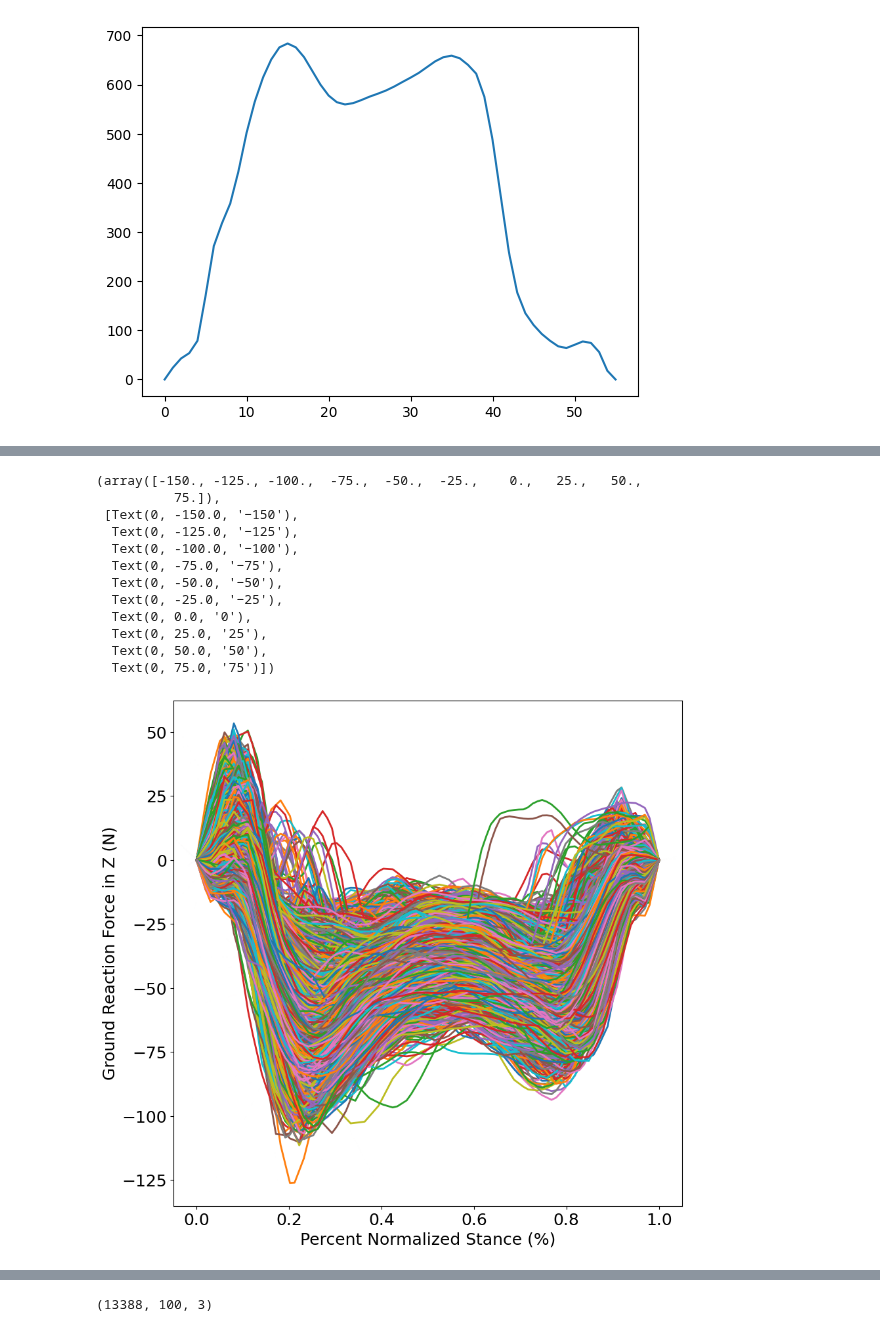
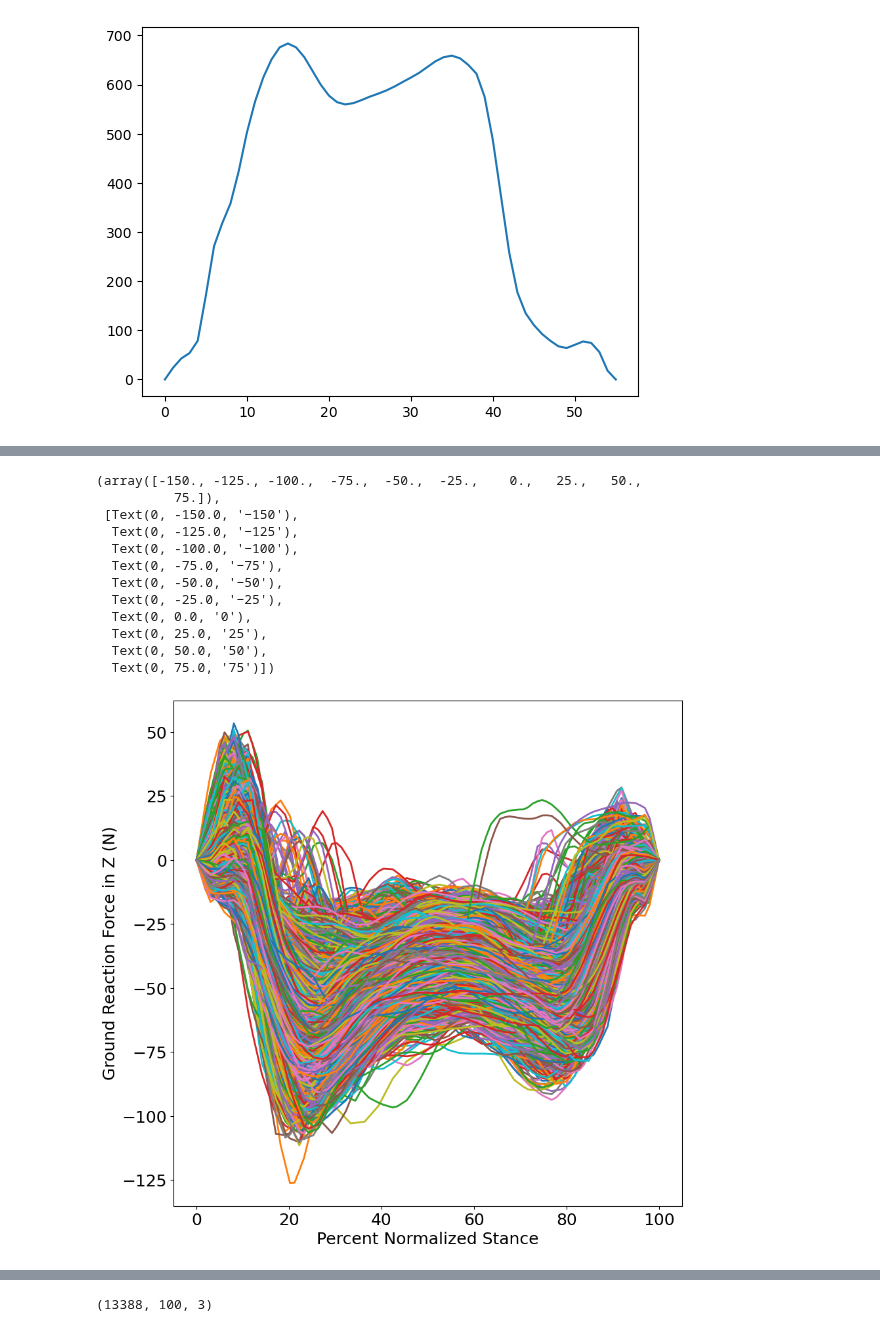
Before and after one commit to anth0nyhle/GRFMuscleModel, a Jupyter notebook: scripts/BatchProcess_Data.ipynb, the cells around one changed output, grey strips where cells are left out. Drawn from its saved outputs; the diff is of its cells as text; code cells hidden in the pictures.

```diff
--- a/scripts/BatchProcess_Data.ipynb
+++ b/scripts/BatchProcess_Data.ipynb
@@ -311,10 +311,10 @@ figure = plt.figure(figsize=(10, 10))
 num_grf_segments = len(grf_y_resampled)
 
 for i in range(num_grf_segments):
-    plt.plot(time_resampled[i], grf_y_resampled[i], linewidth=2)
+    plt.plot(time_resampled[i]*100, grf_y_resampled[i], linewidth=2)
 
 plt.ylabel("Vertical Ground Reaction Force (N)", fontsize=18)
-plt.xlabel("Percent Normalized Stance (%)", fontsize=18)
+plt.xlabel("Percent Normalized Stance", fontsize=18)
 plt.xticks(fontsize=18)
 plt.yticks(fontsize=18)
 # plt.xlim([0, 1])
@@ -338,10 +338,10 @@ figure = plt.figure(figsize=(10, 10))
 num_grf_segments = len(grf_x_resampled)
 
 for i in range(num_grf_segments):
-    plt.plot(time_resampled[i], grf_x_resampled[i], linewidth=2)
+    plt.plot(time_resampled[i]*100, grf_x_resampled[i], linewidth=2)
 
 plt.ylabel("Ground Reaction Force in X (N)", fontsize=18)
-plt.xlabel("Percent Normalized Stance (%)", fontsize=18)
+plt.xlabel("Percent Normalized Stance", fontsize=18)
 plt.xticks(fontsize=18)
 plt.yticks(fontsize=18)
 # plt.xlim([0, 1])
@@ -361,31 +361,31 @@ grf_z_resampled, time_resampled = interp_segments(grf_z_segments, n_interp_point
 # %%
 figure = plt.figure(figsize=(10, 10))
 
 num_grf_segments = len(grf_z_resampled)
 
 for i in range(num_grf_segments):
-    plt.plot(time_resampled[i], grf_z_resampled[i], linewidth=2)
+    plt.plot(time_resampled[i]*100, grf_z_resampled[i], linewidth=2)
 
 plt.ylabel("Ground Reaction Force in Z (N)", fontsize=18)
-plt.xlabel("Percent Normalized Stance (%)", fontsize=18)
+plt.xlabel("Percent Normalized Stance", fontsize=18)
 plt.xticks(fontsize=18)
 plt.yticks(fontsize=18)
 # plt.xlim([0, 1])
 # plt.ylim([0, 1200])
 # %% [output]
 (array([-150., -125., -100.,  -75.,  -50.,  -25.,    0.,   25.,   50.,
           75.]),
  [Text(0, -150.0, '−150'),
   Text(0, -125.0, '−125'),
   Text(0, -100.0, '−100'),
   Text(0, -75.0, '−75'),
   Text(0, -50.0, '−50'),
   Text(0, -25.0, '−25'),
   Text(0, 0.0, '0'),
   Text(0, 25.0, '25'),
   Text(0, 50.0, '50'),
   Text(0, 75.0, '75')])
-[figure, old version]
+[figure, new version]
 # %%
 tibpost_resampled, time_resampled = interp_segments(tibpost_segments, n_interp_points)
 tibant_resampled, time_resampled = interp_segments(tibant_segments, n_interp_points)
```
Also changed, not shown: parts of 3 cells of this notebook, 10 other files.
